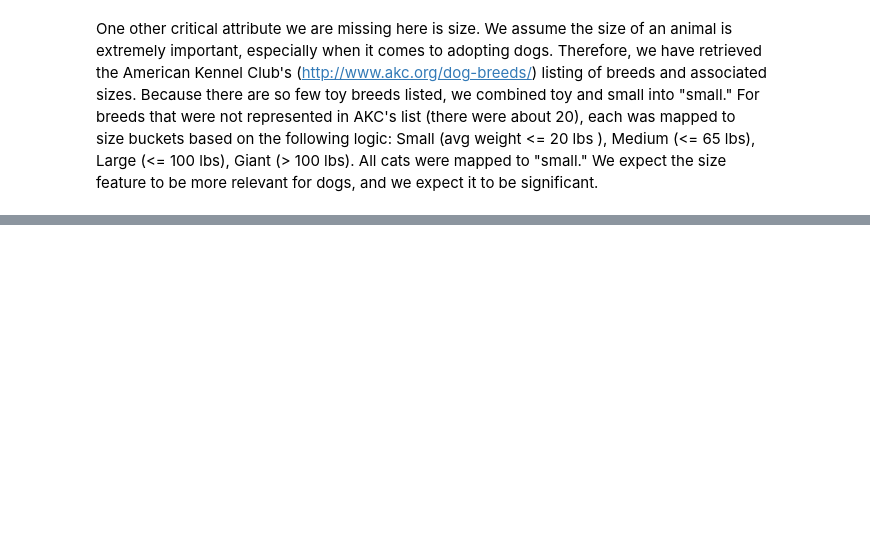
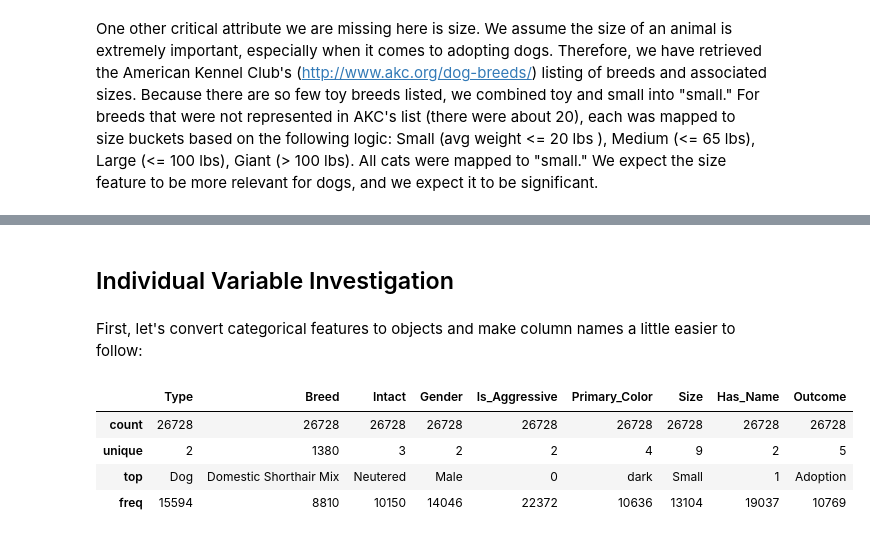
Before and after one commit to mg826/Data_Mining, a Jupyter notebook: Project1_AnimalOutcomes/Project1_Exploration_Visualization_Dreduce.ipynb, the cells around one changed output, grey strips where cells are left out. Drawn from its saved outputs; the diff is of its cells as text; code cells hidden in the pictures; blank space fills up the shorter version.

```diff
--- a/Project1_AnimalOutcomes/Project1_Exploration_Visualization_Dreduce.ipynb
+++ b/Project1_AnimalOutcomes/Project1_Exploration_Visualization_Dreduce.ipynb
@@ -234,0 +216,16 @@ memory usage: 3.5+ MB
+# %% [markdown]
+## Individual Variable Investigation
+# %% [markdown]
+First, let's convert categorical features to objects and make column names a little easier to follow:
+# %%
+df.columns = ['Name','Outcome','Type','Age','Breed','Color','Has_Name',
+              'Intact','Gender','Is_Aggressive','Primary_Color','Size']
+categ = ['Type','Breed','Intact','Gender','Is_Aggressive', 'Primary_Color', 'Size','Has_Name','Outcome']
+df[categ] = df[categ].astype(np.object)
+df[categ].describe()
+# %% [output]
+|  | Type | Breed | Intact | Gender | Is_Aggressive | Primary_Color | Size | Has_Name | Outcome |
+| count | 26728 | 26728 | 26728 | 26728 | 26728 | 26728 | 26728 | 26728 | 26728 |
+| unique | 2 | 1380 | 3 | 2 | 2 | 4 | 9 | 2 | 5 |
+| top | Dog | Domestic Shorthair Mix | Neutered | Male | 0 | dark | Small | 1 | Adoption |
+| freq | 15594 | 8810 | 10150 | 14046 | 22372 | 10636 | 13104 | 19037 | 10769 |
```
Also changed, not shown: parts of 27 cells of this notebook.
